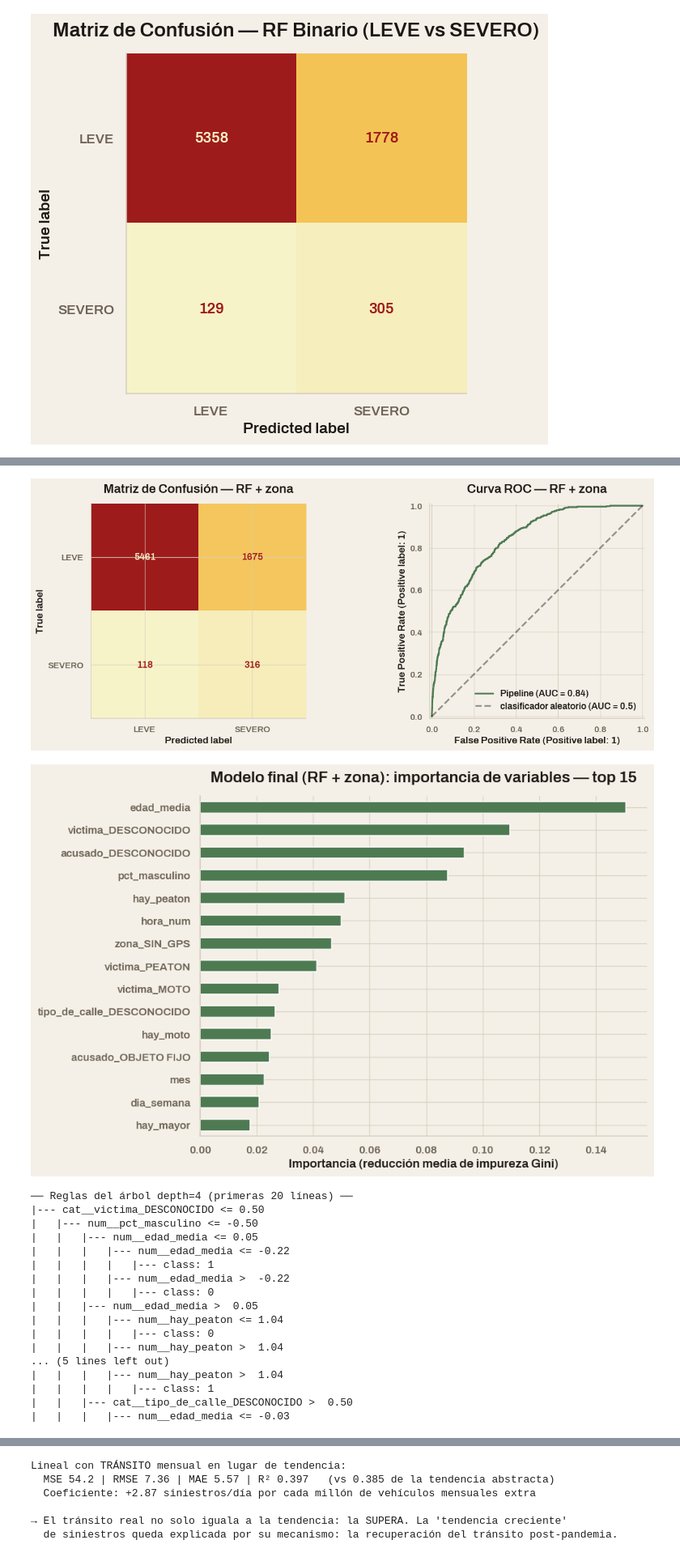
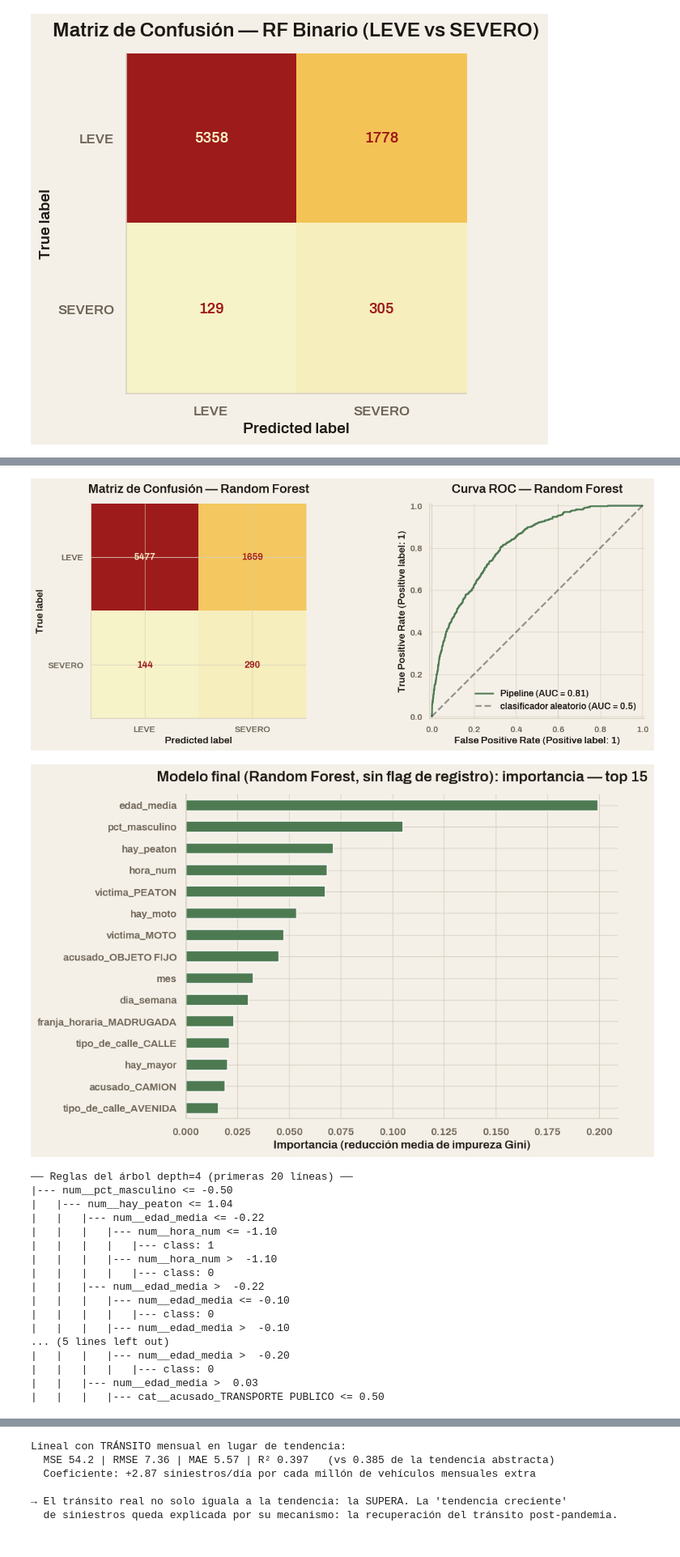
Before and after one commit to valenmendez01/TPO-CienciaDeDatos, a Jupyter notebook: siniestros_viales_pipeline.ipynb, the cells around one changed output, grey strips where cells are left out. Shown at 81% size. Saved outputs shown, nothing was run; the diff lists cells and outputs as text; code cells hidden in the pictures.

```diff
--- a/siniestros_viales_pipeline.ipynb
+++ b/siniestros_viales_pipeline.ipynb
@@ -2318,48 +2341,47 @@ Reg. Logística               0.7143            0.1366         0.7497     0.2311
 # %%
-# ── Modelo final: Random Forest + zona | Árbol interpretable: reglas ──
+# ── Modelo final: Random Forest (SIN el flag de registro) | Árbol interpretable ──
 if 'X_geo' in dir():
     # El split viene de la celda anterior: el test (20%) nunca participó de la selección de modelos
     Xf_train, Xf_test, yf_train, yf_test = X_geo_train, X_geo_test, yb_train, yb_test
 
     pipeline_rf_final = Pipeline([
-        ('zona', KMeansZonaAdder(n_clusters=8, random_state=42)),
-        ('prep', make_prep(FEAT_CAT + ['zona'])),
+        ('prep', make_prep_sinflag(FEAT_CAT)),
         ('clf', RandomForestClassifier(n_estimators=300, max_depth=10, min_samples_leaf=5,
                                        class_weight='balanced', random_state=42, n_jobs=-1))])
     pipeline_rf_final.fit(Xf_train, yf_train)
     yf_pred = pipeline_rf_final.predict(Xf_test)
 
     from sklearn.metrics import RocCurveDisplay
-    print("── MODELO FINAL: Random Forest + zona k-means ───")
+    print("── MODELO FINAL: Random Forest ───")
     print(classification_report(yf_test, yf_pred, target_names=['LEVE', 'SEVERO']))
 
     fig, axes = plt.subplots(1, 2, figsize=(13, 5))
     ConfusionMatrixDisplay(confusion_matrix(yf_test, yf_pred),
                            display_labels=['LEVE', 'SEVERO']).plot(ax=axes[0], colorbar=False, cmap=CMAP_SEC)
-    axes[0].set_title('Matriz de Confusión — RF + zona')
+    axes[0].set_title('Matriz de Confusión — Random Forest')
     RocCurveDisplay.from_estimator(pipeline_rf_final, Xf_test, yf_test, ax=axes[1], color='#4E7A52')
     axes[1].plot([0, 1], [0, 1], 'k--', alpha=0.4, label='clasificador aleatorio (AUC = 0.5)')
-    axes[1].set_title('Curva ROC — RF + zona')
+    axes[1].set_title('Curva ROC — Random Forest')
     axes[1].legend()
     plt.tight_layout()
     plt.savefig('outputs/modelo_final_rf.png', dpi=150, bbox_inches='tight')
     plt.show()
 
-    # Importancia de variables del MODELO FINAL (RF + zona)
+    # Importancia de variables del MODELO FINAL (Random Forest)
     nombres = pipeline_rf_final.named_steps['prep'].get_feature_names_out()
     imp = pd.Series(pipeline_rf_final.named_steps['clf'].feature_importances_, index=nombres)
     imp = imp.sort_values(ascending=False).head(15)[::-1]
     imp.index = [n.split('__', 1)[1] for n in imp.index]
     plt.figure(figsize=(9, 6))
     imp.plot(kind='barh', color='#4E7A52', edgecolor='white')
-    plt.title('Modelo final (RF + zona): importancia de variables — top 15')
+    plt.title('Modelo final (Random Forest, sin flag de registro): importancia — top 15')
     plt.xlabel('Importancia (reducción media de impureza Gini)')
     plt.tight_layout()
     plt.savefig('outputs/feature_importance_final.png', dpi=150, bbox_inches='tight')
     plt.show()
 
     # Árbol interpretable (clase 7): reglas if-then con alto recall de SEVERO (screening)
-    prep4 = make_prep(FEAT_CAT)
+    prep4 = make_prep_sinflag(FEAT_CAT)
     Xt = prep4.fit_transform(Xf_train)
     arbol4 = DecisionTreeClassifier(max_depth=4, class_weight='balanced', random_state=42).fit(Xt, yf_train)
     reglas = export_text(arbol4, feature_names=list(prep4.get_feature_names_out()))
@@ -2386,20 +2408,20 @@ if 'X_geo' in dir():
 weighted avg       0.93      0.76      0.82      7570
-[figure, old version]
+[figure, new version]
-[figure, old version]
+[figure, new version]
 ── Reglas del árbol depth=4 (primeras 20 líneas) ──
-|--- cat__victima_DESCONOCIDO <= 0.50
-|   |--- num__pct_masculino <= -0.50
-|   |   |--- num__edad_media <= 0.05
-|   |   |   |--- num__edad_media <= -0.22
+|--- num__pct_masculino <= -0.50
+|   |--- num__hay_peaton <= 1.04
+|   |   |--- num__edad_media <= -0.22
+|   |   |   |--- num__hora_num <= -1.10
 |   |   |   |   |--- class: 1
-|   |   |   |--- num__edad_media >  -0.22
+|   |   |   |--- num__hora_num >  -1.10
 |   |   |   |   |--- class: 0
-|   |   |--- num__edad_media >  0.05
-|   |   |   |--- num__hay_peaton <= 1.04
+|   |   |--- num__edad_media >  -0.22
+|   |   |   |--- num__edad_media <= -0.10
 |   |   |   |   |--- class: 0
-|   |   |   |--- num__hay_peaton >  1.04
+|   |   |   |--- num__edad_media >  -0.10
 ... (5 lines left out)
-|   |   |   |--- num__hay_peaton >  1.04
-|   |   |   |   |--- class: 1
-|   |   |--- cat__tipo_de_calle_DESCONOCIDO >  0.50
-|   |   |   |--- num__edad_media <= -0.03
+|   |   |   |--- num__edad_media >  -0.20
+|   |   |   |   |--- class: 0
+|   |   |--- num__edad_media >  0.03
+|   |   |   |--- cat__acusado_TRANSPORTE PUBLICO <= 0.50
```
Also changed, not shown: parts of 12 cells of this notebook, 11 other files.
